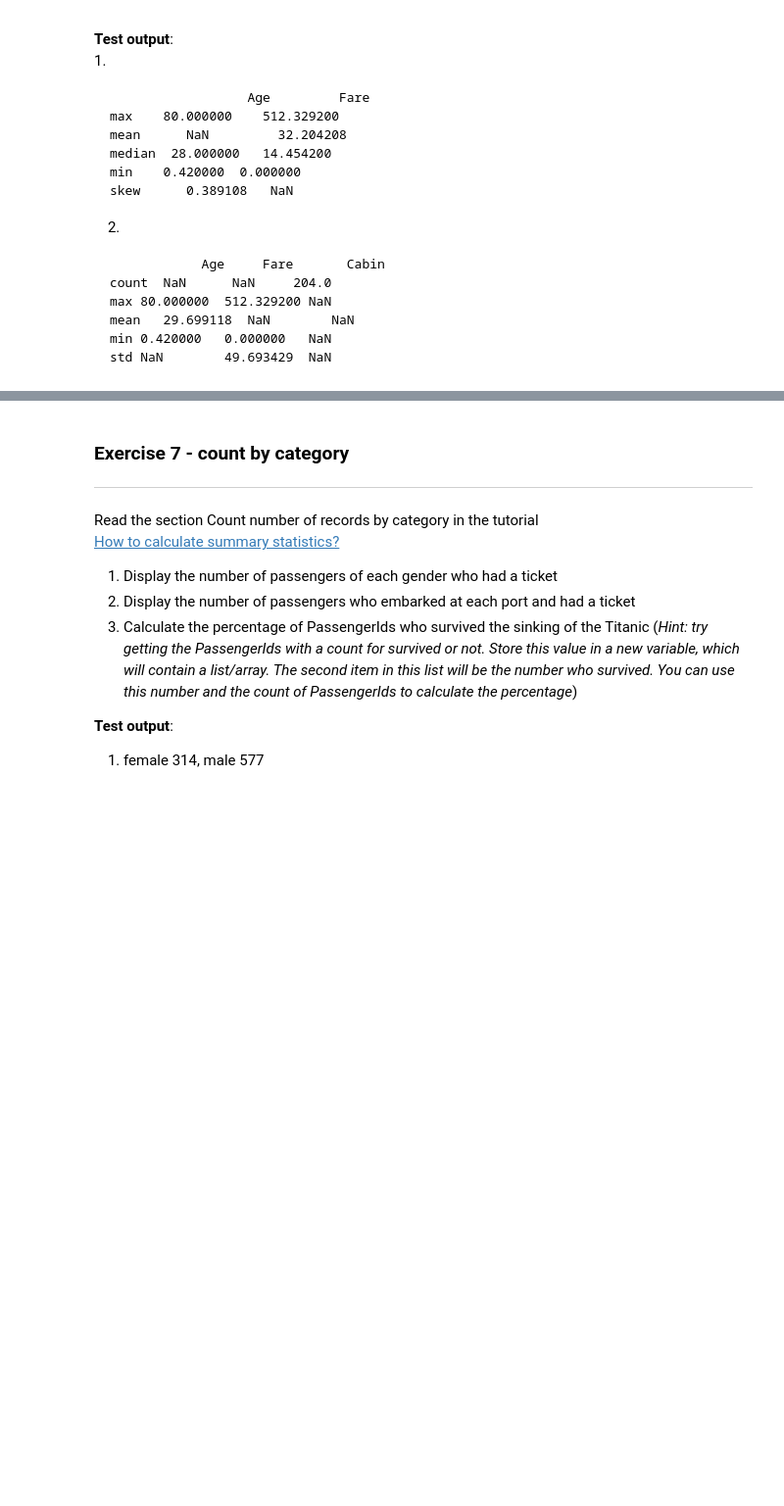
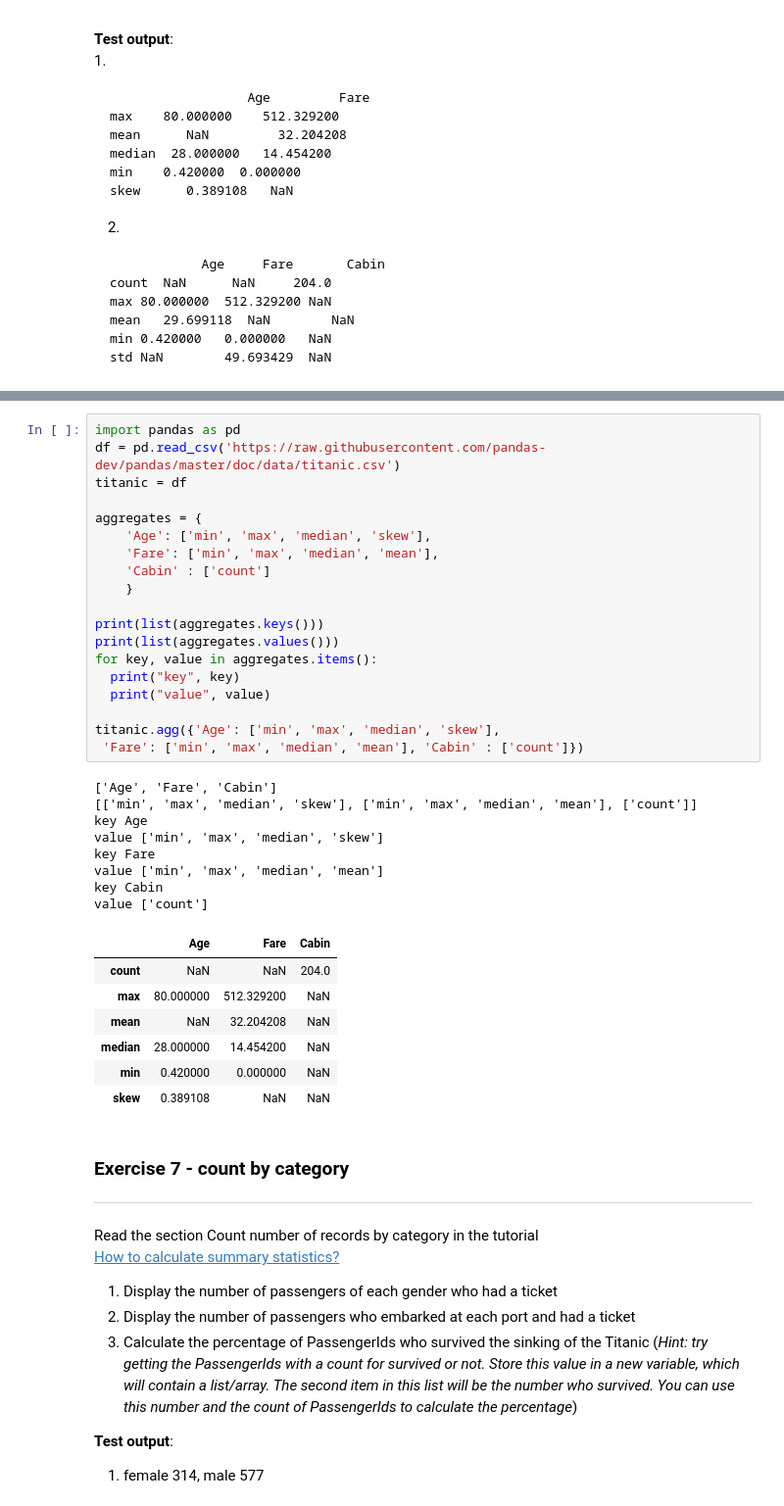
Before and after one commit to Jojomaque/DataScience, a Jupyter notebook: JojoDescribing_data.ipynb, the cells around one changed output, grey strips where cells are left out. Shown at 98% size. Cells and saved outputs as stored; diff of their text form; blank space fills up the shorter version.

```diff
--- a/JojoDescribing_data.ipynb
+++ b/JojoDescribing_data.ipynb
@@ -359,3 +372,38 @@ std	NaN        49.693429  NaN
+# %%
+import pandas as pd
+df = pd.read_csv('https://raw.githubusercontent.com/pandas-dev/pandas/master/doc/data/titanic.csv')
+titanic = df
+
+aggregates = {
+    'Age': ['min', 'max', 'median', 'skew'],
+    'Fare': ['min', 'max', 'median', 'mean'],
+    'Cabin' : ['count']
+    }
+
+print(list(aggregates.keys()))
+print(list(aggregates.values()))
+for key, value in aggregates.items():
+  print("key", key)
+  print("value", value)
+
+titanic.agg({'Age': ['min', 'max', 'median', 'skew'],
+ 'Fare': ['min', 'max', 'median', 'mean'], 'Cabin' : ['count']})
+# %% [output]
+['Age', 'Fare', 'Cabin']
+[['min', 'max', 'median', 'skew'], ['min', 'max', 'median', 'mean'], ['count']]
+key Age
+value ['min', 'max', 'median', 'skew']
+key Fare
+value ['min', 'max', 'median', 'mean']
+key Cabin
+value ['count']
+|  | Age | Fare | Cabin |
+| count | NaN | NaN | 204.0 |
+| max | 80.000000 | 512.329200 | NaN |
+| mean | NaN | 32.204208 | NaN |
+| median | 28.000000 | 14.454200 | NaN |
+| min | 0.420000 | 0.000000 | NaN |
+| skew | 0.389108 | NaN | NaN |
 # %% [markdown]
 ### Exercise 7 - count by category
 ---
```
Also changed, not shown: parts of 2 cells of this notebook.
